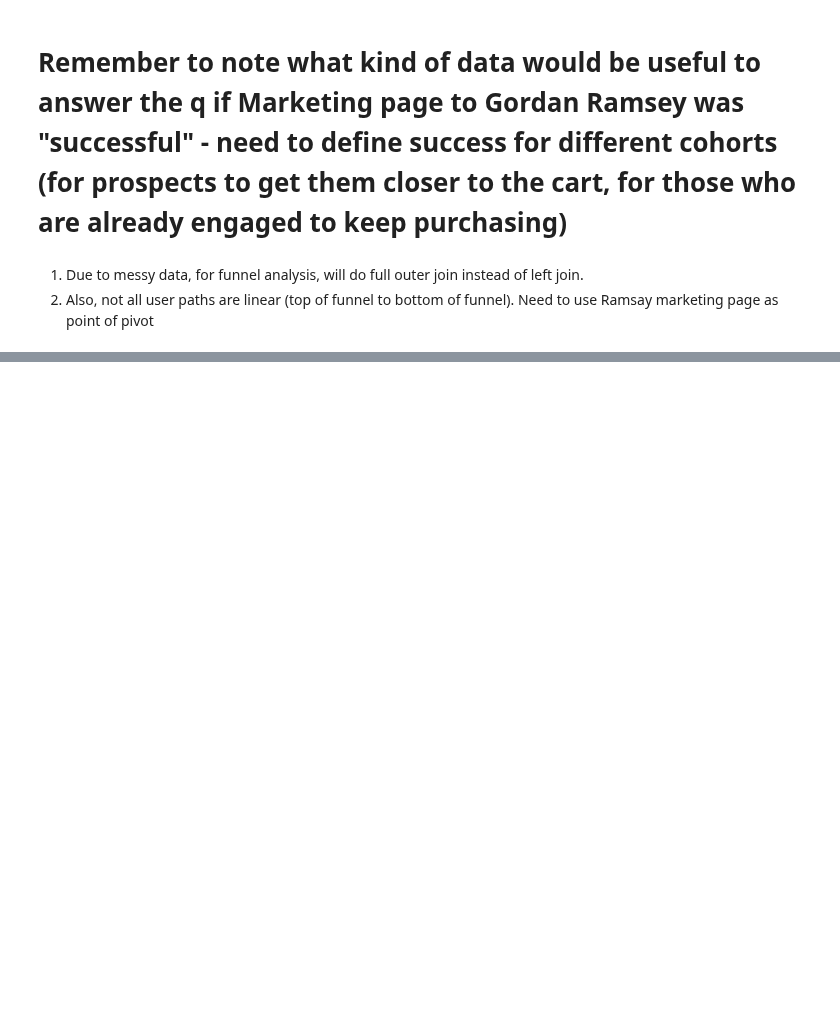
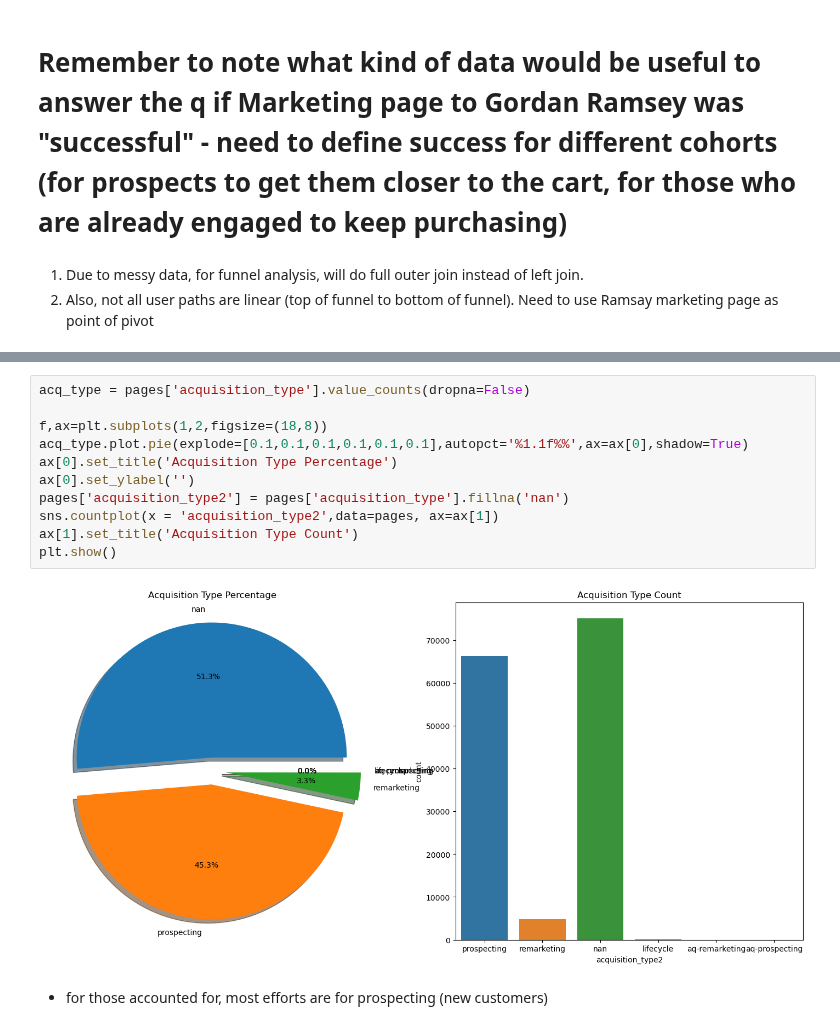
Before and after one commit to mindyng/2023-Business-Projects, a Jupyter notebook: masterclass-user-behavior-analysis-v2.ipynb, the cells around one changed output, grey strips where cells are left out. Cells and saved outputs as stored; diff of their text form; blank space fills up the shorter version.

```diff
--- a/masterclass-user-behavior-analysis-v2.ipynb
+++ b/masterclass-user-behavior-analysis-v2.ipynb
@@ -458,6 +461,21 @@ duckdb.query(query).df()
 | 3 | lifecycle | 11 |
 | 4 | aq-remarketing | 3 |
 | 5 | aq-prospecting | 2 |
+# %%
+acq_type = pages['acquisition_type'].value_counts(dropna=False)
+
+f,ax=plt.subplots(1,2,figsize=(18,8))
+acq_type.plot.pie(explode=[0.1,0.1,0.1,0.1,0.1,0.1],autopct='%1.1f%%',ax=ax[0],shadow=True)
+ax[0].set_title('Acquisition Type Percentage')
+ax[0].set_ylabel('')
+pages['acquisition_type2'] = pages['acquisition_type'].fillna('nan')
+sns.countplot(x = 'acquisition_type2',data=pages, ax=ax[1])
+ax[1].set_title('Acquisition Type Count')
+plt.show()
+# %% [output]
+[figure, added]
+# %% [markdown]
+- for those accounted for, most efforts are for prospecting (new customers)
 # %%
 #What is the most popular platform used?
 query = """
```
Also changed, not shown: parts of 35 cells of this notebook.
